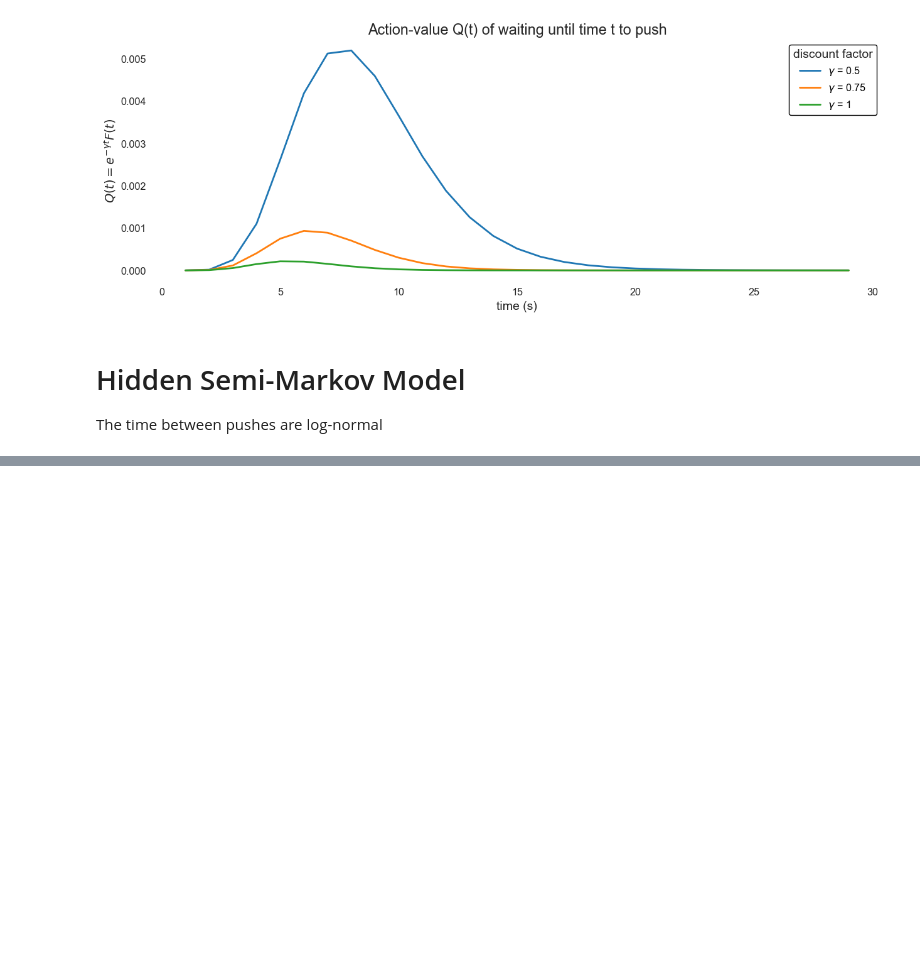
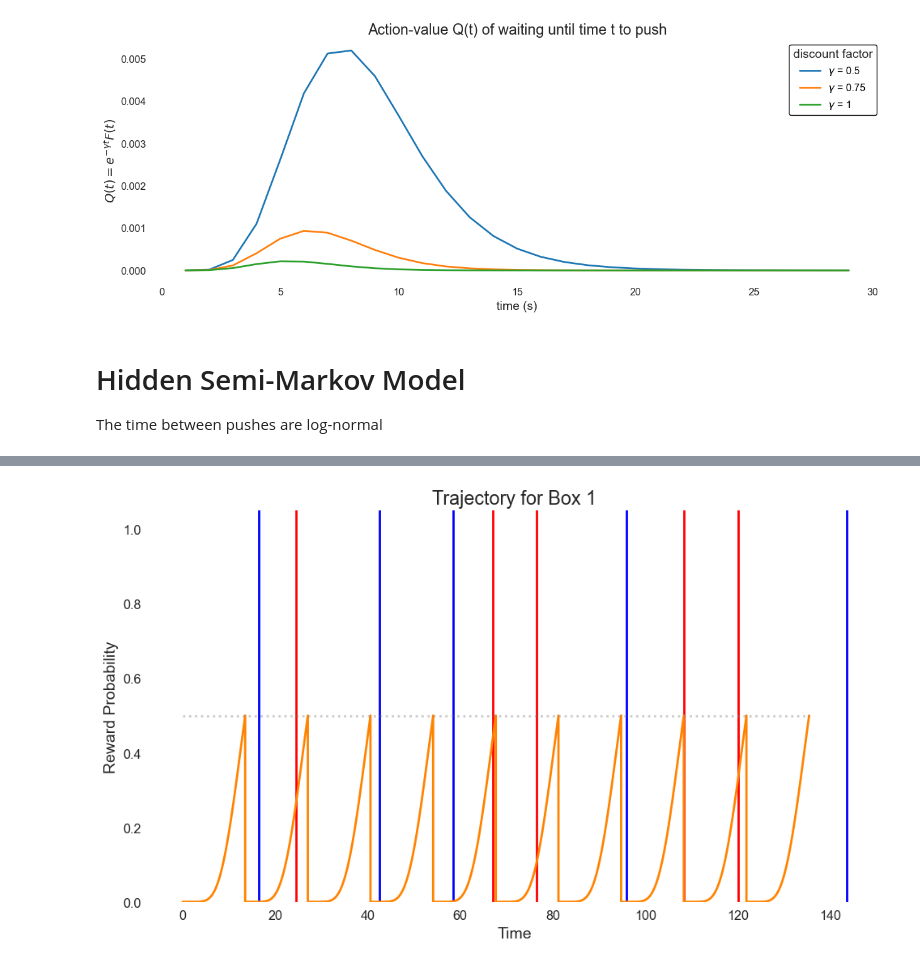
Before and after one commit to XaqLab/Foraging, a Jupyter notebook: notebooks/Behavioral Modeling.ipynb, the cells around one changed output, grey strips where cells are left out. Saved outputs shown, nothing was run; the diff lists cells and outputs as text; code cells hidden in the pictures; blank space fills up the shorter version.

```diff
--- a/notebooks/Behavioral Modeling.ipynb
+++ b/notebooks/Behavioral Modeling.ipynb
@@ -137,0 +352,4 @@ The time between pushes are log-normal
+# %%
+ax = plot_trajectory(df[(df['threshold'] == 0.5) & (df['sim'] == 0)], box_id=1, steps_to_plot=10)
+# %% [output]
+[figure, added]
```
Also changed, not shown: parts of 15 cells of this notebook, 8 other files.
